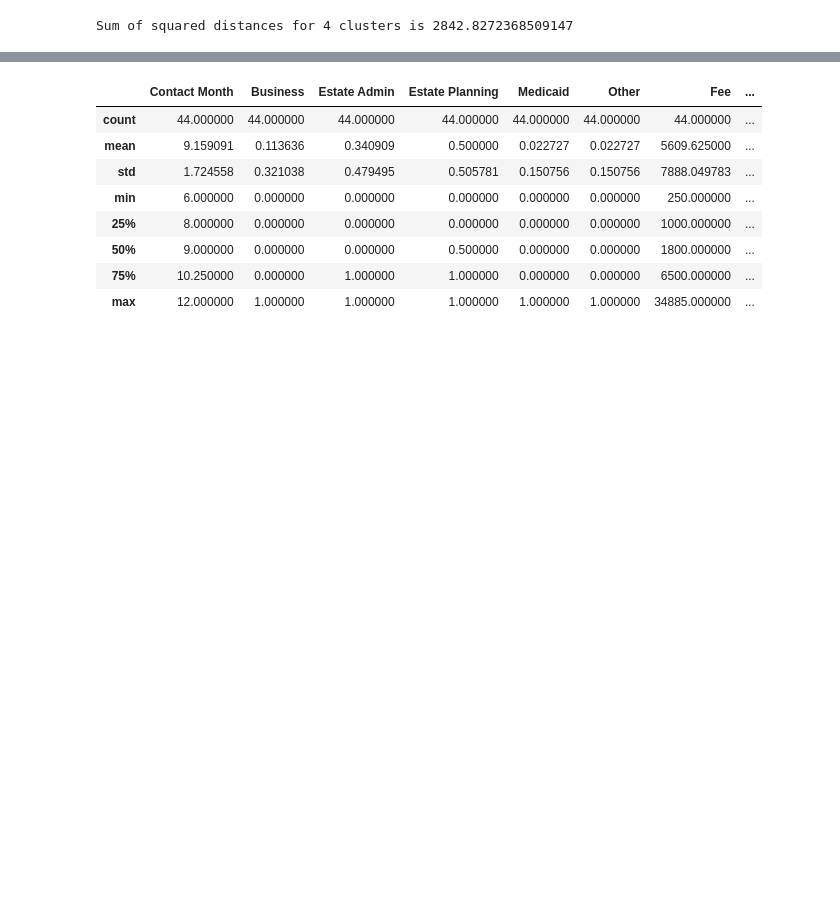
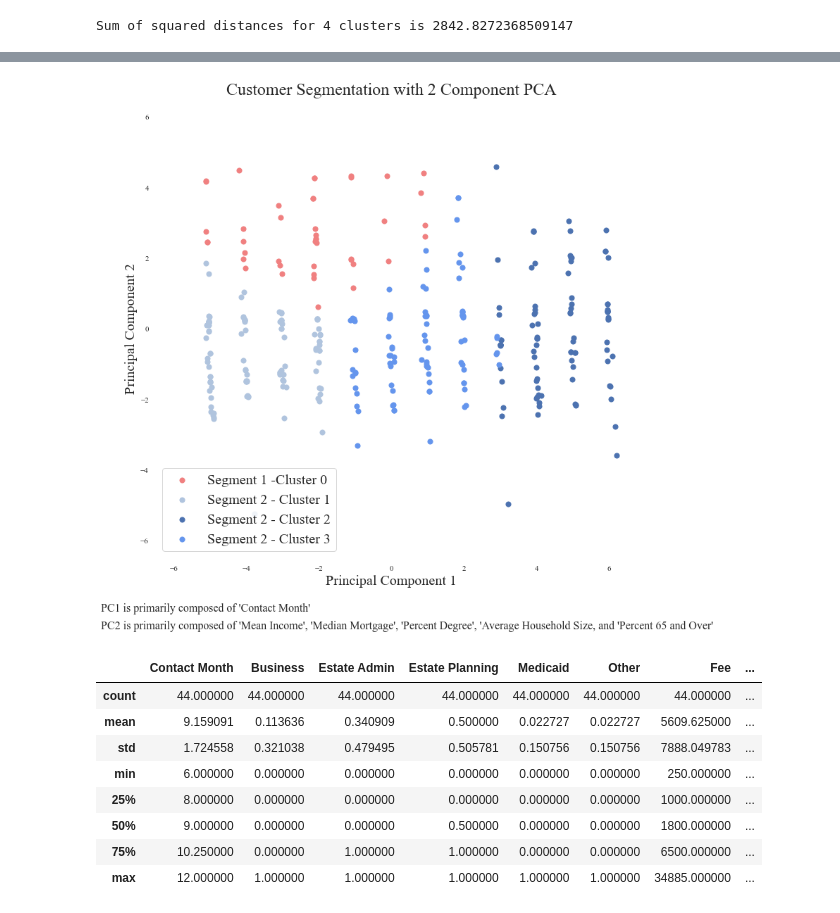
Before and after one commit to juliebazalewski/capstone, a Jupyter notebook: bazalewski_capstone_unsupervised.ipynb, the cells around one changed output, grey strips where cells are left out. Saved outputs shown, nothing was run; the diff lists cells and outputs as text; code cells hidden in the pictures; blank space fills up the shorter version.

```diff
--- a/bazalewski_capstone_unsupervised.ipynb
+++ b/bazalewski_capstone_unsupervised.ipynb
@@ -213,3 +240,32 @@ plt.show()
+# %%
+
+sns.set_theme(style="white")
+sns.set_style({'axes.facecolor':'white', 'font.family':'Times New Roman'})
+fig = plt.figure(figsize = (12,12))
+ax = fig.add_subplot(1,1,1)
+ax.set_xlabel('Principal Component 1', fontsize = 20)
+ax.set_ylabel('Principal Component 2', fontsize = 20)
+ax.set_title('Customer Segmentation with 2 Component PCA', fontsize = 24)
+ax.spines['top'].set_visible(False)
+ax.spines['right'].set_visible(False)
+ax.spines['bottom'].set_visible(False)
+ax.spines['left'].set_visible(False)
+plt.xlim([-6.5, 6.5])
+plt.ylim([-6.5, 6.5])
+plt.text(-8, -8, 'PC1 is primarily composed of \'Contact Month\'', ha='left', fontsize = 16)
+plt.text(-8, -8.5, 'PC2 is primarily composed of \'Mean Income\', \'Median Mortgage\', \'Percent Degree\', \'Average Household Size, and \'Percent 65 and Over\'', ha='left', fontsize = 16)
+cluster = [0,1,2,3]
+color = ['lightcoral', 'lightsteelblue', 'b', 'cornflowerblue']
+for cluster, color in zip(cluster,color):
+    clusInd = finalDf['k_means_values'] == cluster
+    ax.scatter(finalDf.loc[clusInd, 'principal component 1']
+               , finalDf.loc[clusInd, 'principal component 2']
+               , c = color
+               , s = 50)
+ax.legend(['Segment 1 -Cluster 0','Segment 2 - Cluster 1', 'Segment 2 - Cluster 2', 'Segment 2 - Cluster 3'], fontsize=20, loc = 'lower left')
+plt.show()
+# %% [output]
+[figure, added]
 # %%
 df_with_clusters = pd.concat([df, scaled_DF['k_means_values']], axis = 1)
 # %%
```
Also changed, not shown: parts of 7 cells of this notebook.
